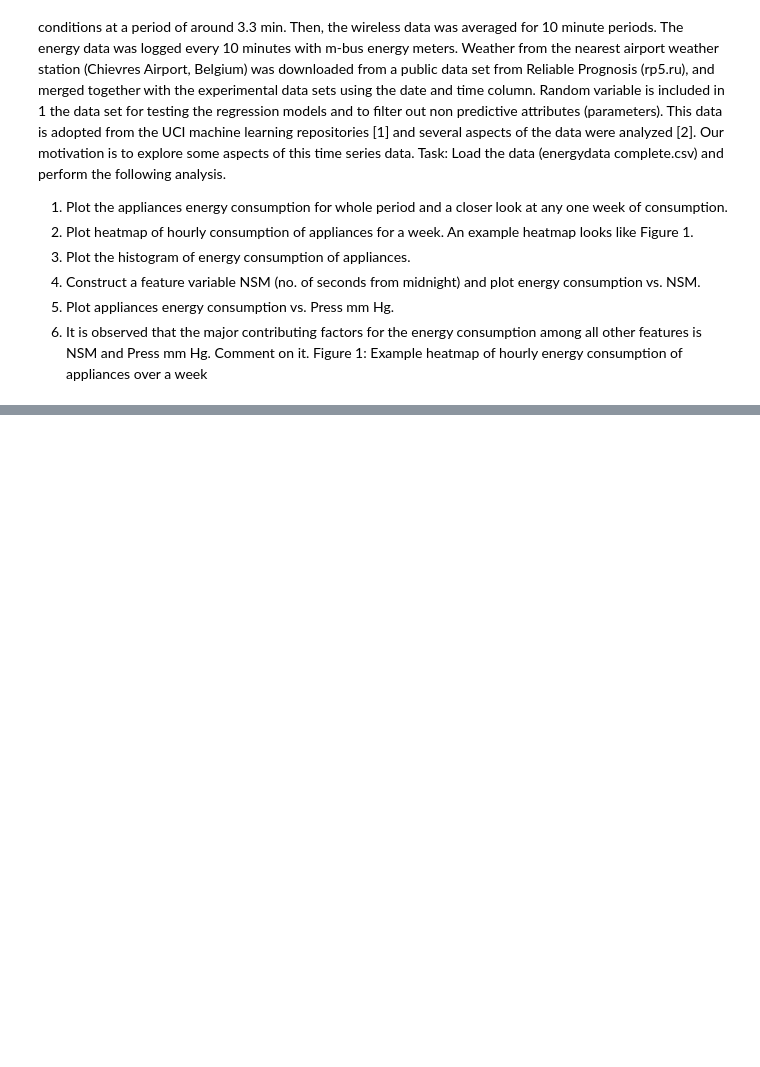
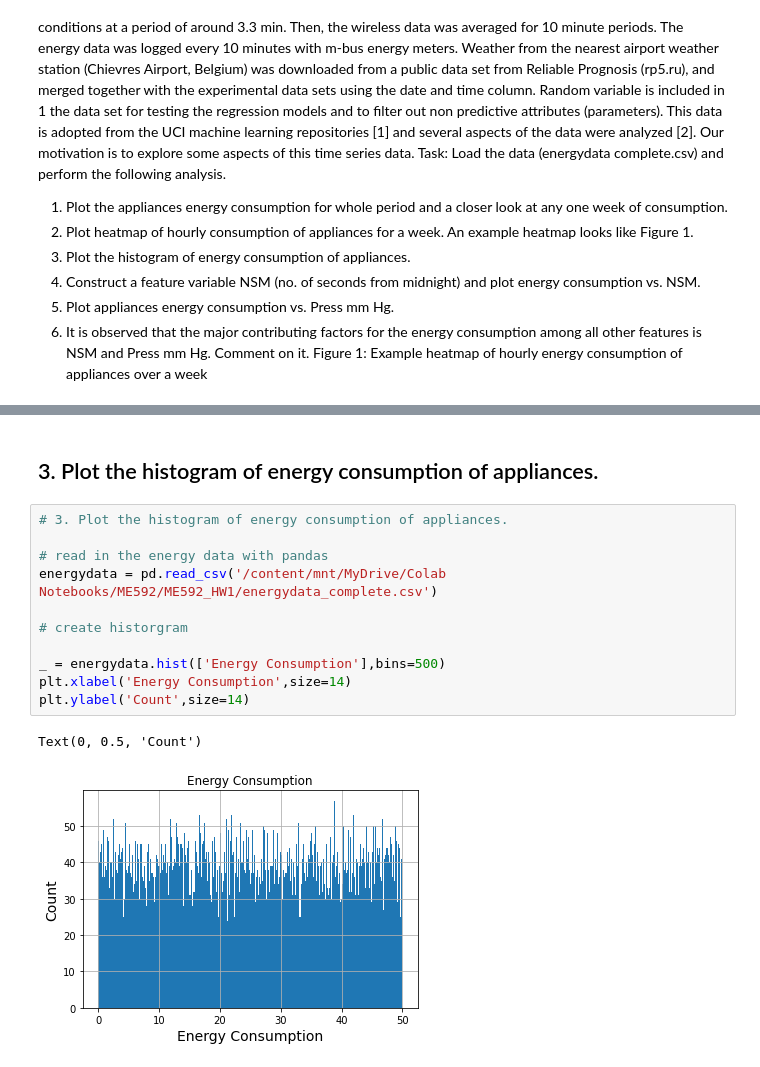
Before and after one commit to kvelez-iastate/S2021_ME592, a Jupyter notebook: Homework1.ipynb, the cells around one changed output, grey strips where cells are left out. Drawn from its saved outputs; the diff is of its cells as text; blank space fills up the shorter version.

```diff
--- a/Homework1.ipynb
+++ b/Homework1.ipynb
@@ -90,0 +225,16 @@ Figure 1: Example heatmap of hourly energy consumption of appliances over a week
+# %% [markdown]
+## 3. Plot the histogram of energy consumption of appliances.
+# %%
+# 3. Plot the histogram of energy consumption of appliances.
+
+# read in the energy data with pandas
+energydata = pd.read_csv('/content/mnt/MyDrive/Colab Notebooks/ME592/ME592_HW1/energydata_complete.csv')
+
+# create historgram
+
+_ = energydata.hist(['Energy Consumption'],bins=500)
+plt.xlabel('Energy Consumption',size=14)
+plt.ylabel('Count',size=14)
+# %% [output]
+Text(0, 0.5, 'Count')
+[figure, added]
```
Also changed, not shown: parts of 19 cells of this notebook.
